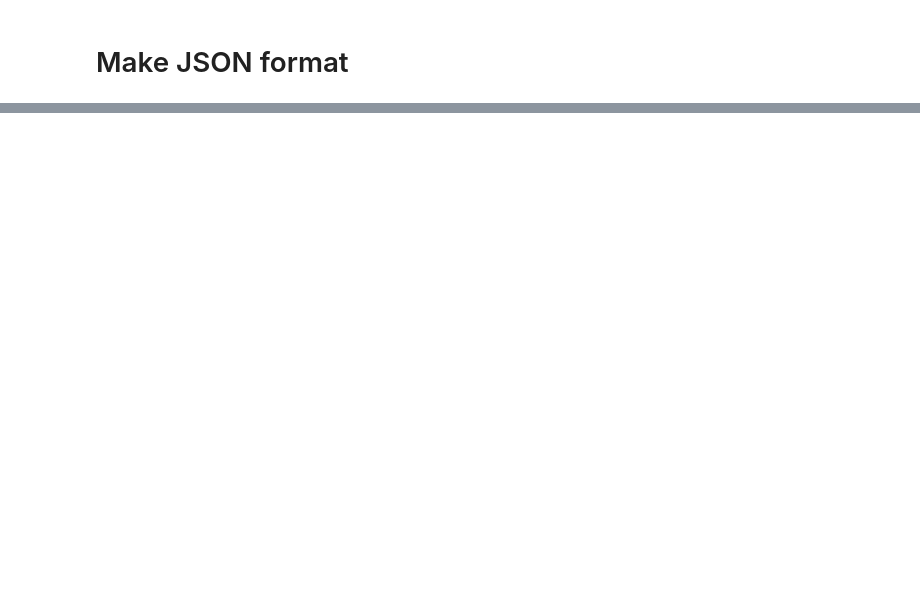
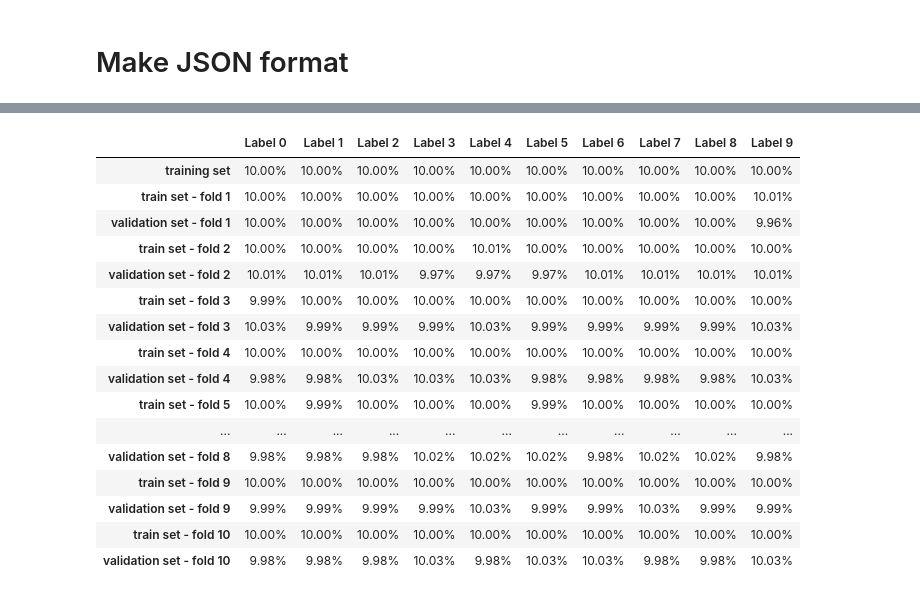
Before and after one commit to boostcampaitech2/object-detection-level2-cv-10, a Jupyter notebook: share/yongbeom/notebook/eda_yongbeom.ipynb, the cells around one changed output, grey strips where cells are left out. Cells and saved outputs as stored; diff of their text form; code cells hidden in the pictures; blank space fills up the shorter version.

```diff
--- a/share/yongbeom/notebook/eda_yongbeom.ipynb
+++ b/share/yongbeom/notebook/eda_yongbeom.ipynb
@@ -300,0 +348,20 @@ dummy_json
+# %%
+pd.DataFrame(area_distrs, index=index, columns=[f'Label {l}' for l in range(labels_num)])
+# %% [output]
+|  | Label 0 | Label 1 | Label 2 | Label 3 | Label 4 | Label 5 | Label 6 | Label 7 | Label 8 | Label 9 |
+| training set | 10.00% | 10.00% | 10.00% | 10.00% | 10.00% | 10.00% | 10.00% | 10.00% | 10.00% | 10.00% |
+| train set - fold 1 | 10.00% | 10.00% | 10.00% | 10.00% | 10.00% | 10.00% | 10.00% | 10.00% | 10.00% | 10.01% |
+| validation set - fold 1 | 10.00% | 10.00% | 10.00% | 10.00% | 10.00% | 10.00% | 10.00% | 10.00% | 10.00% | 9.96% |
+| train set - fold 2 | 10.00% | 10.00% | 10.00% | 10.00% | 10.01% | 10.00% | 10.00% | 10.00% | 10.00% | 10.00% |
+| validation set - fold 2 | 10.01% | 10.01% | 10.01% | 9.97% | 9.97% | 9.97% | 10.01% | 10.01% | 10.01% | 10.01% |
+| train set - fold 3 | 9.99% | 10.00% | 10.00% | 10.00% | 10.00% | 10.00% | 10.00% | 10.00% | 10.00% | 10.00% |
+| validation set - fold 3 | 10.03% | 9.99% | 9.99% | 9.99% | 10.03% | 9.99% | 9.99% | 9.99% | 9.99% | 10.03% |
+| train set - fold 4 | 10.00% | 10.00% | 10.00% | 10.00% | 10.00% | 10.00% | 10.00% | 10.00% | 10.00% | 10.00% |
+| validation set - fold 4 | 9.98% | 9.98% | 10.03% | 10.03% | 10.03% | 9.98% | 9.98% | 9.98% | 9.98% | 10.03% |
+| train set - fold 5 | 10.00% | 9.99% | 10.00% | 10.00% | 10.00% | 9.99% | 10.00% | 10.00% | 10.00% | 10.00% |
+| ... | ... | ... | ... | ... | ... | ... | ... | ... | ... | ... |
+| validation set - fold 8 | 9.98% | 9.98% | 9.98% | 10.02% | 10.02% | 10.02% | 9.98% | 10.02% | 10.02% | 9.98% |
+| train set - fold 9 | 10.00% | 10.00% | 10.00% | 10.00% | 10.00% | 10.00% | 10.00% | 10.00% | 10.00% | 10.00% |
+| validation set - fold 9 | 9.99% | 9.99% | 9.99% | 9.99% | 10.03% | 9.99% | 9.99% | 10.03% | 9.99% | 9.99% |
+| train set - fold 10 | 10.00% | 10.00% | 10.00% | 10.00% | 10.00% | 10.00% | 10.00% | 10.00% | 10.00% | 10.00% |
+| validation set - fold 10 | 9.98% | 9.98% | 9.98% | 10.03% | 9.98% | 10.03% | 10.03% | 9.98% | 9.98% | 10.03% |
```
Also changed, not shown: parts of 38 cells of this notebook, 7 other files.
